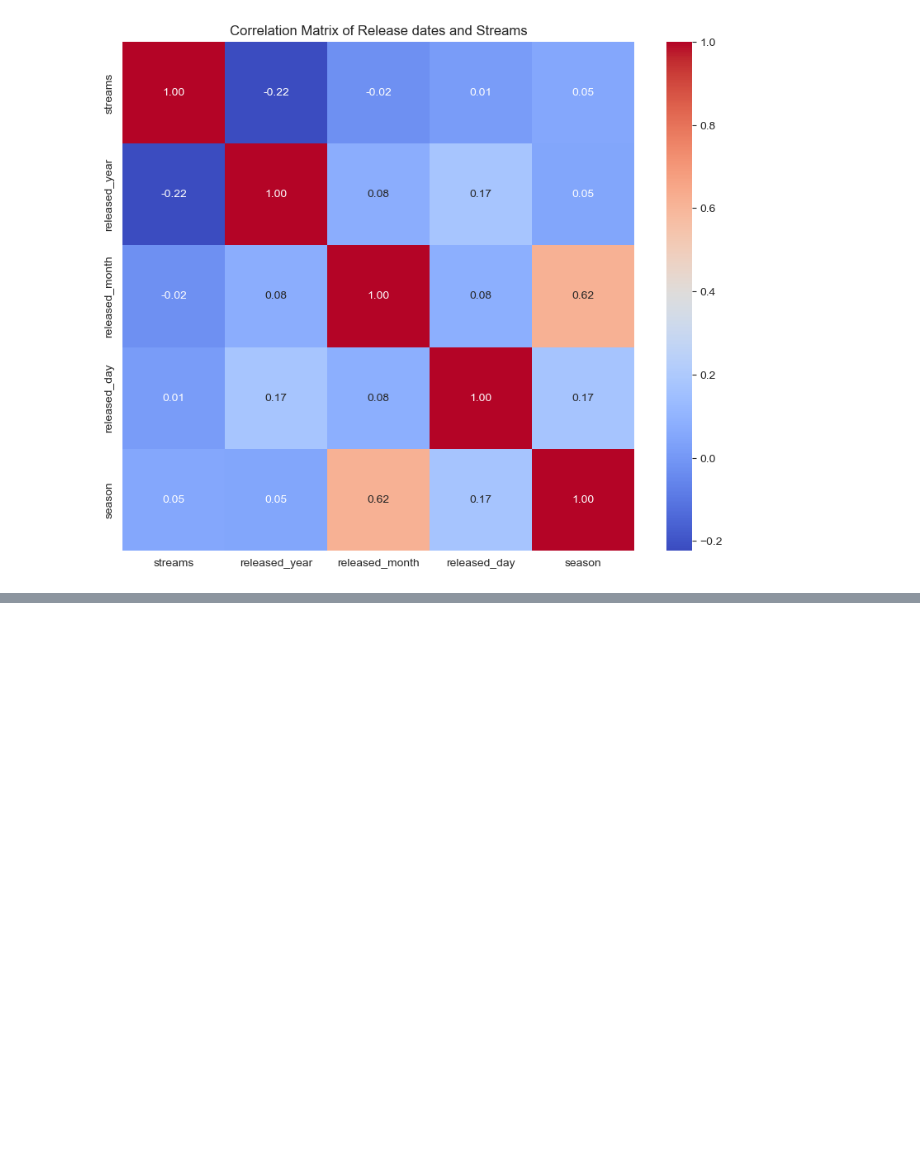
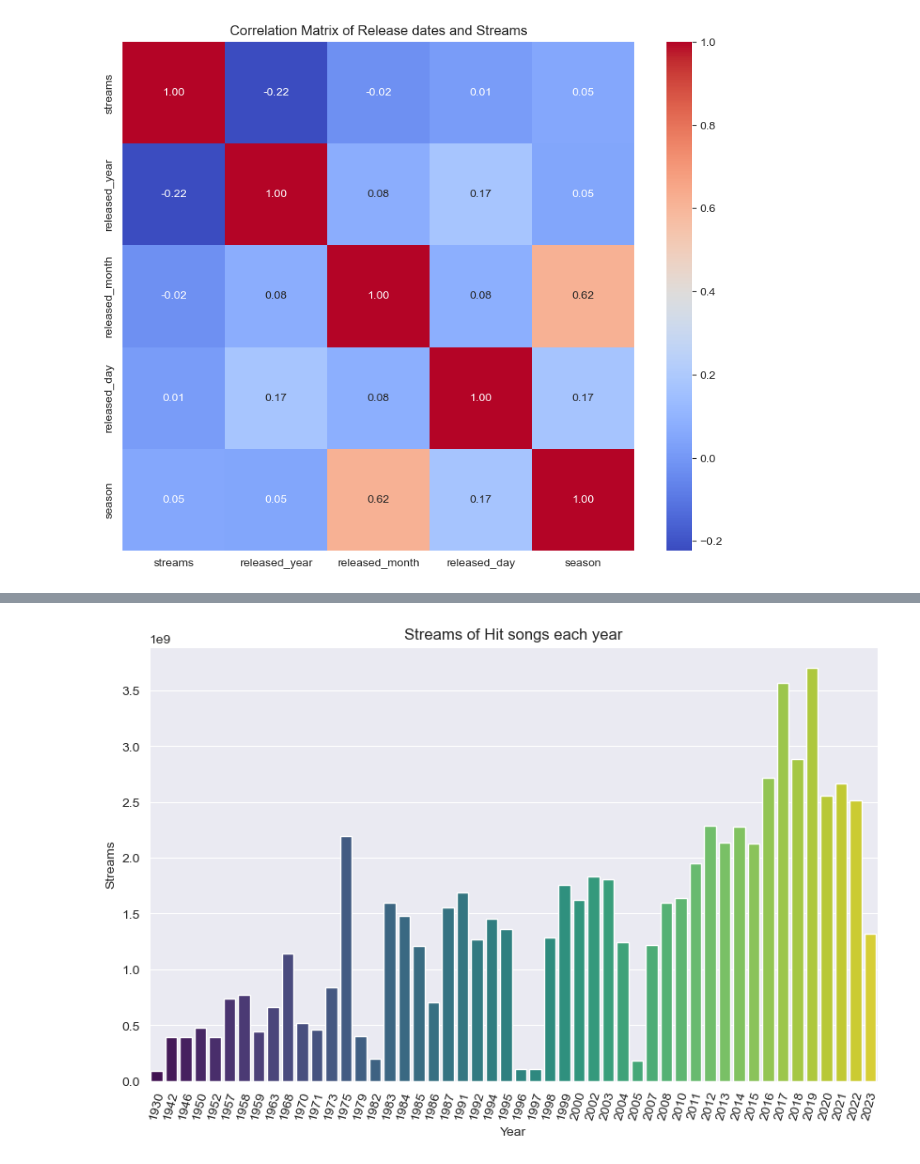
Before and after one commit to XaverHeuser/eda-spotify-dataset-2024, a Jupyter notebook: notebooks/03_eda.ipynb, the cells around one changed output, grey strips where cells are left out. Saved outputs shown, nothing was run; the diff lists cells and outputs as text; code cells hidden in the pictures; blank space fills up the shorter version.

```diff
--- a/notebooks/03_eda.ipynb
+++ b/notebooks/03_eda.ipynb
@@ -333,0 +323,9 @@ plt.show()
+# %%
+df_banger = df.copy()
+# %%
+df_banger = df_banger[['track_name', 'artist(s)_name', 'streams', 'released_year']]
+df_banger_grouped = df_banger.groupby('released_year').agg(
+        streams_max=('streams', 'max'),
+        streams_sum=('streams', 'sum')
+    ).sort_values(by='streams_sum', ascending=False)
+df_banger_grouped
@@ -333,0 +351,10 @@ plt.show()
+# %%
+plt.figure(figsize=(10,6))
+sns.barplot(x=df_banger_grouped.index, y=df_banger_grouped['streams_max'], palette='viridis')
+plt.title('Streams of Hit songs each year')
+plt.xlabel('Year')
+plt.xticks(rotation=75)
+plt.ylabel('Streams')
+plt.show()
+# %% [output]
+[figure, added]
```
Also changed, not shown: parts of 18 cells of this notebook.
